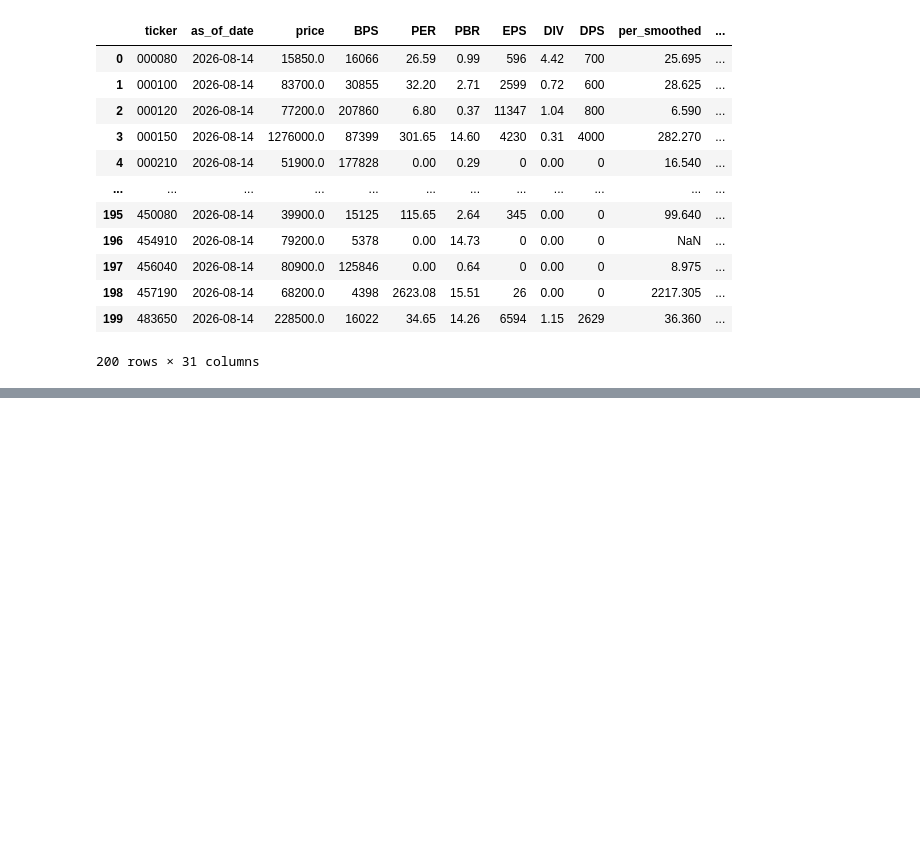
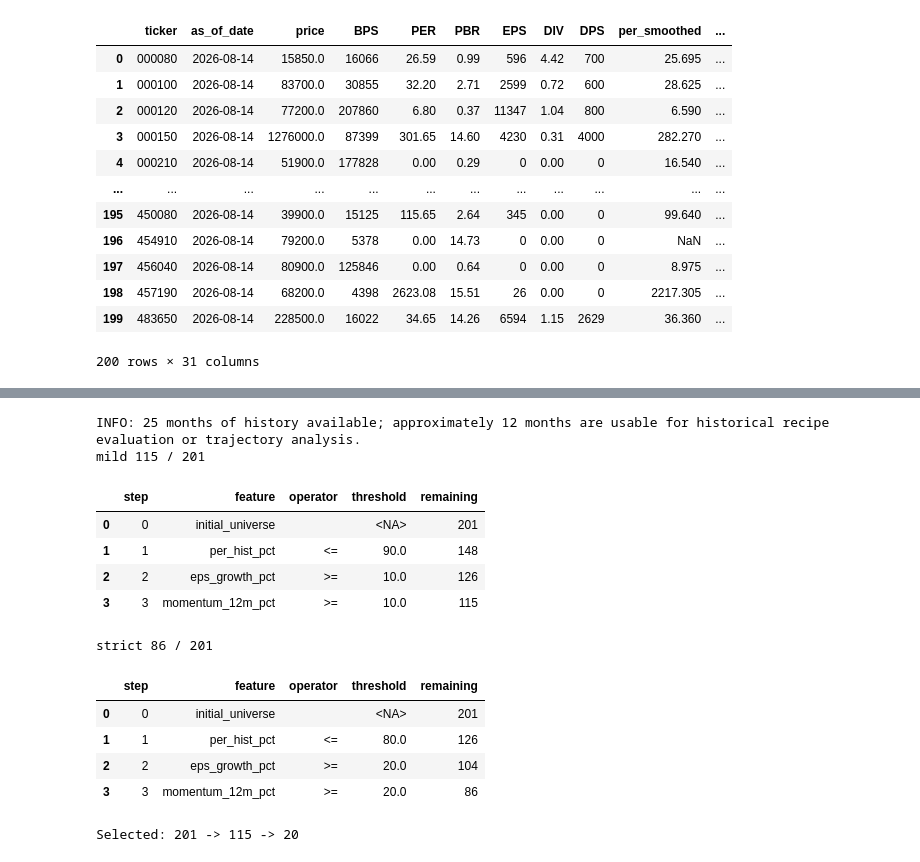
Before and after one commit to lbk209/stocksift, a Jupyter notebook: example_stock_selection_long_v4.ipynb, the cells around one changed output, grey strips where cells are left out. Saved outputs shown, nothing was run; the diff lists cells and outputs as text; code cells hidden in the pictures; blank space fills up the shorter version.

```diff
--- a/example_stock_selection_long_v4.ipynb
+++ b/example_stock_selection_long_v4.ipynb
@@ -348,0 +363,9 @@ selected = candidates.select(features, tickers=eligible['ticker'])
+# %%
+DATA_DIR = 'del'
+PRICE_CSV = "kospi200_prices_*.csv"
+# %%
+RATIO_CSV = "kospi200_ratios_*.csv"
+# %%
+# Produce the canonical ticker-level assessment feature table.
+assessment = StockAssessment(price_csv=PRICE_CSV, ratio_csv=RATIO_CSV, data_root=DATA_DIR)
+prices = assessment.prices
@@ -348,0 +381,45 @@ selected = candidates.select(features, tickers=eligible['ticker'])
+# %%
+from stocksift.recipes import LONG_FILTER_REGISTRY
+
+features = assessment.assess("2026-09-01")
+
+for key, spec in LONG_FILTER_REGISTRY.items():
+    policy = spec["factory"]()
+
+    print(
+        key,
+        len(policy.select(features)),
+        "/",
+        len(features),
+    )
+
+    display(policy.trace(features))
+# %% [output]
+INFO: 25 months of history available; approximately 12 months are usable for historical recipe evaluation or trajectory analysis.
+mild 115 / 201
+|  | step | feature | operator | threshold | remaining |
+| 0 | 0 | initial_universe |  | <NA> | 201 |
+| 1 | 1 | per_hist_pct | <= | 90.0 | 148 |
+| 2 | 2 | eps_growth_pct | >= | 10.0 | 126 |
+| 3 | 3 | momentum_12m_pct | >= | 10.0 | 115 |
+strict 86 / 201
+|  | step | feature | operator | threshold | remaining |
+| 0 | 0 | initial_universe |  | <NA> | 201 |
+| 1 | 1 | per_hist_pct | <= | 80.0 | 126 |
+| 2 | 2 | eps_growth_pct | >= | 20.0 | 104 |
+| 3 | 3 | momentum_12m_pct | >= | 20.0 | 86 |
+# %%
+from stocksift.recipes import (
+    apply_selection,
+    build_long_selection,
+)
+
+policies = build_long_selection(
+    filter="mild",
+    strategy="momentum",
+    top_n=20,
+)
+
+selected = apply_selection(features, policies)
+# %% [output]
+Selected: 201 -> 115 -> 20
```
Also changed, not shown: parts of 3 cells of this notebook, 1 other file.
